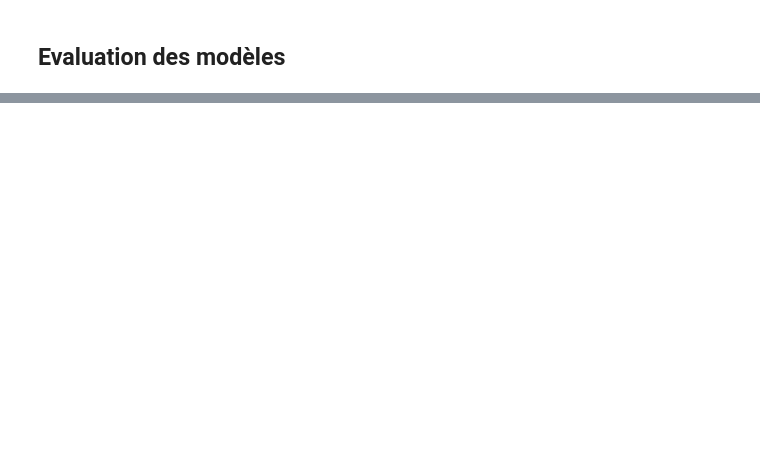
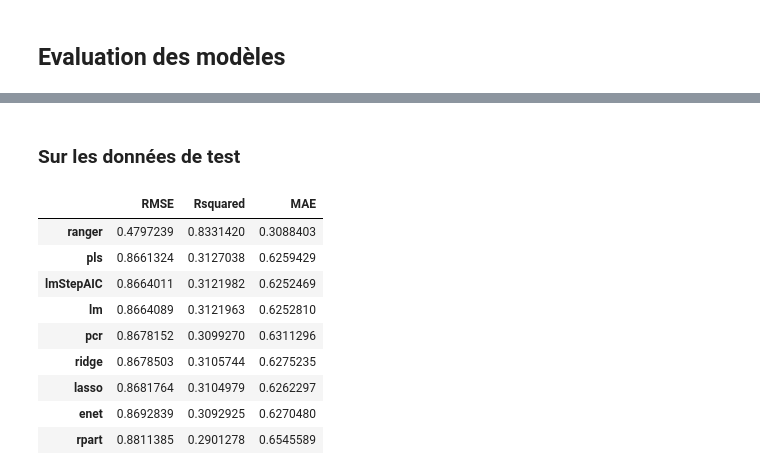
Before and after one commit to YunfeiZHAO/SY19_projet2, a Jupyter notebook: 2.regression.ipynb, the cells around one changed output, grey strips where cells are left out. Drawn from its saved outputs; the diff is of its cells as text; code cells hidden in the pictures; blank space fills up the shorter version.

```diff
--- a/2.regression.ipynb
+++ b/2.regression.ipynb
@@ -827,0 +879,26 @@ ERROR: Error in plot.train(model.lm): There are no tuning parameters with more t
+# %% [markdown]
+### Sur les données de test
+# %%
+# Compute results on test data by model
+models.results = list()
+obs = mais.test$yield_anomaly
+for (model in names(models.store)) {
+    pred = predict(models.store[[model]], newdata=mais.test)
+    models.results[[model]] = postResample(pred, obs)
+}
+
+# Store results as a dataframe and sort it by RMSE
+models.results = as.data.frame(t(data.frame(models.results)))
+models.results = models.results[order(models.results$RMSE),]
+models.results
+# %% [output]
+|  | RMSE | Rsquared | MAE |
+| ranger | 0.4797239 | 0.8331420 | 0.3088403 |
+| pls | 0.8661324 | 0.3127038 | 0.6259429 |
+| lmStepAIC | 0.8664011 | 0.3121982 | 0.6252469 |
+| lm | 0.8664089 | 0.3121963 | 0.6252810 |
+| pcr | 0.8678152 | 0.3099270 | 0.6311296 |
+| ridge | 0.8678503 | 0.3105744 | 0.6275235 |
+| lasso | 0.8681764 | 0.3104979 | 0.6262297 |
+| enet | 0.8692839 | 0.3092925 | 0.6270480 |
+| rpart | 0.8811385 | 0.2901278 | 0.6545589 |
```
Also changed, not shown: parts of 19 cells of this notebook.
